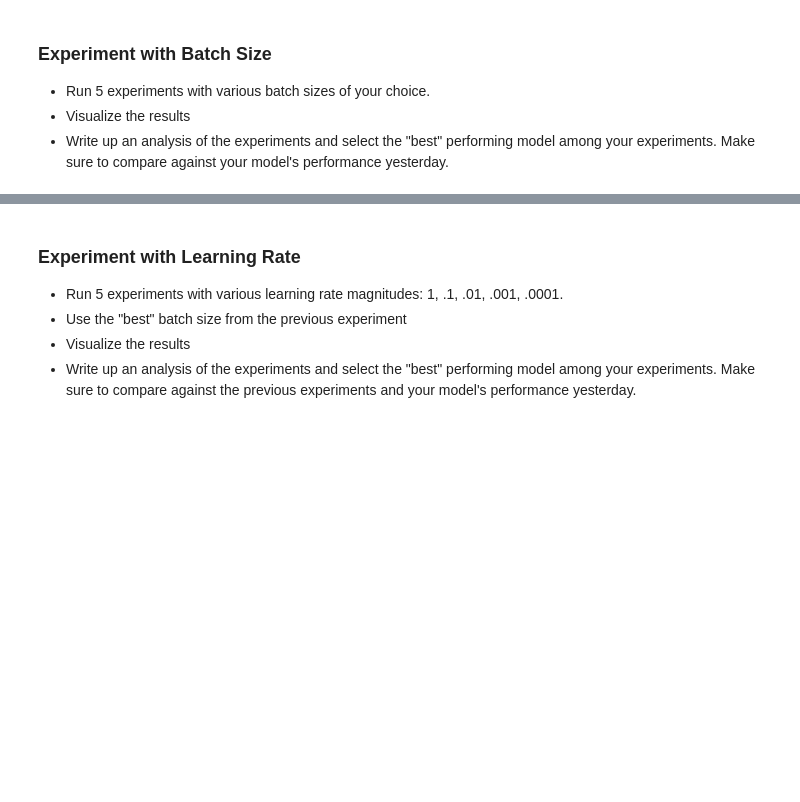
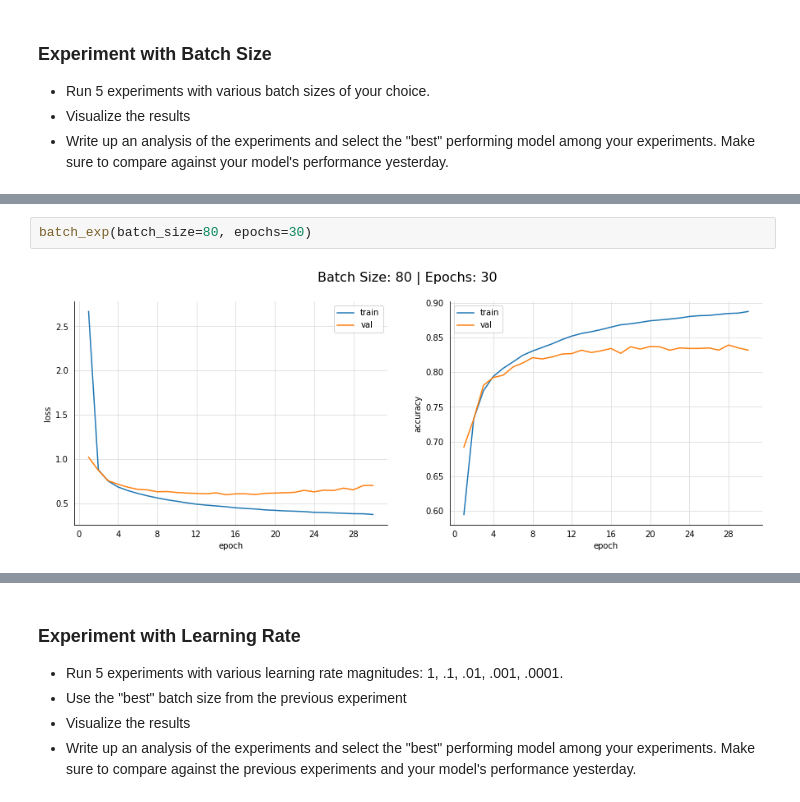
Before and after one commit to bsmrvl/DS-Unit-4-Sprint-2-Neural-Networks, a Jupyter notebook: module2-Train/LS_DS_422_Train_Assignment.ipynb, the cells around one changed output, grey strips where cells are left out. Saved outputs shown, nothing was run; the diff lists cells and outputs as text; blank space fills up the shorter version.

```diff
--- a/module2-Train/LS_DS_422_Train_Assignment.ipynb
+++ b/module2-Train/LS_DS_422_Train_Assignment.ipynb
@@ -59,0 +124,4 @@ def create_model(...):
+# %%
+batch_exp(batch_size=80, epochs=30)
+# %% [output]
+[figure, added]
```
Also changed, not shown: parts of 26 cells of this notebook, 2 other files.
